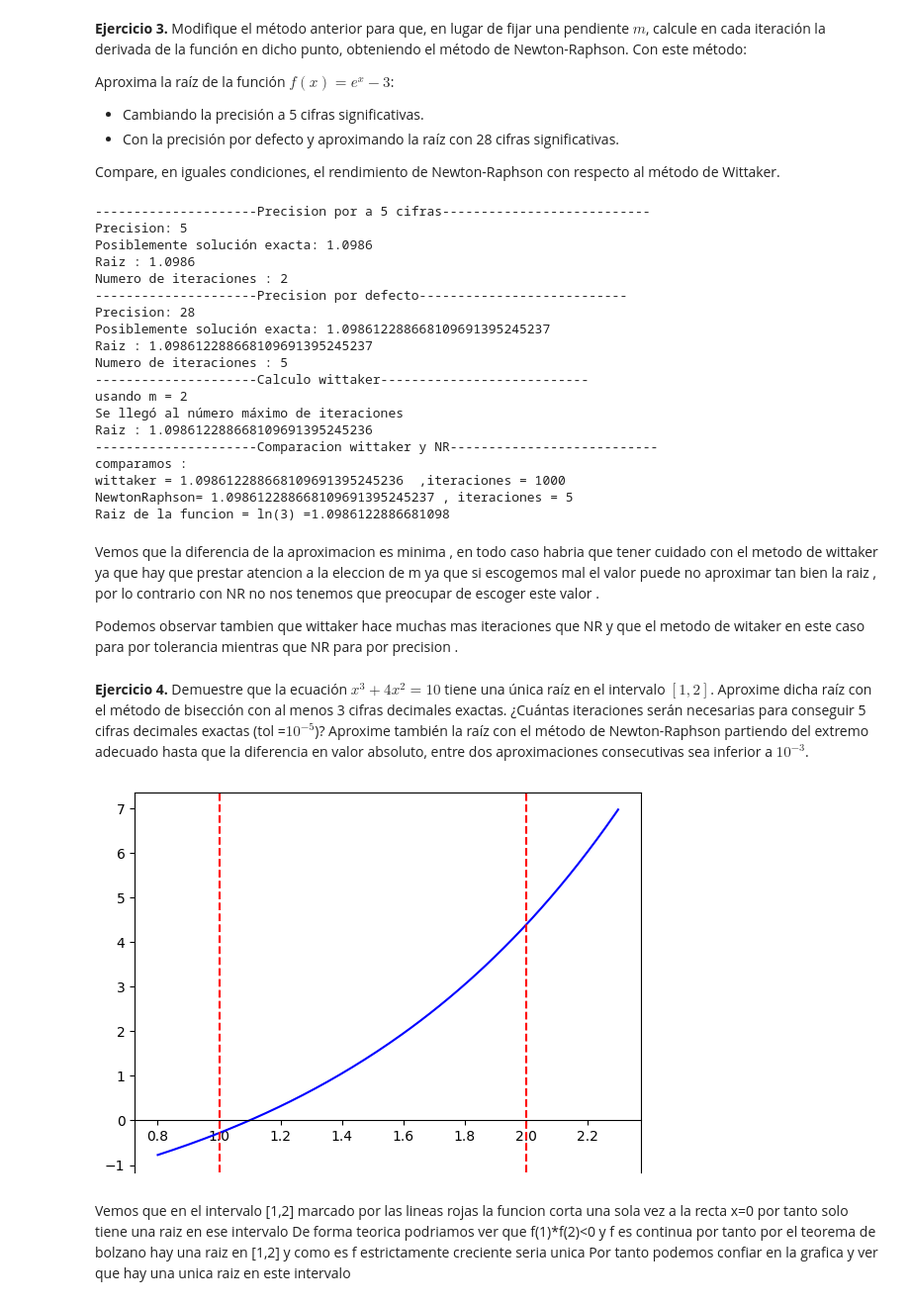
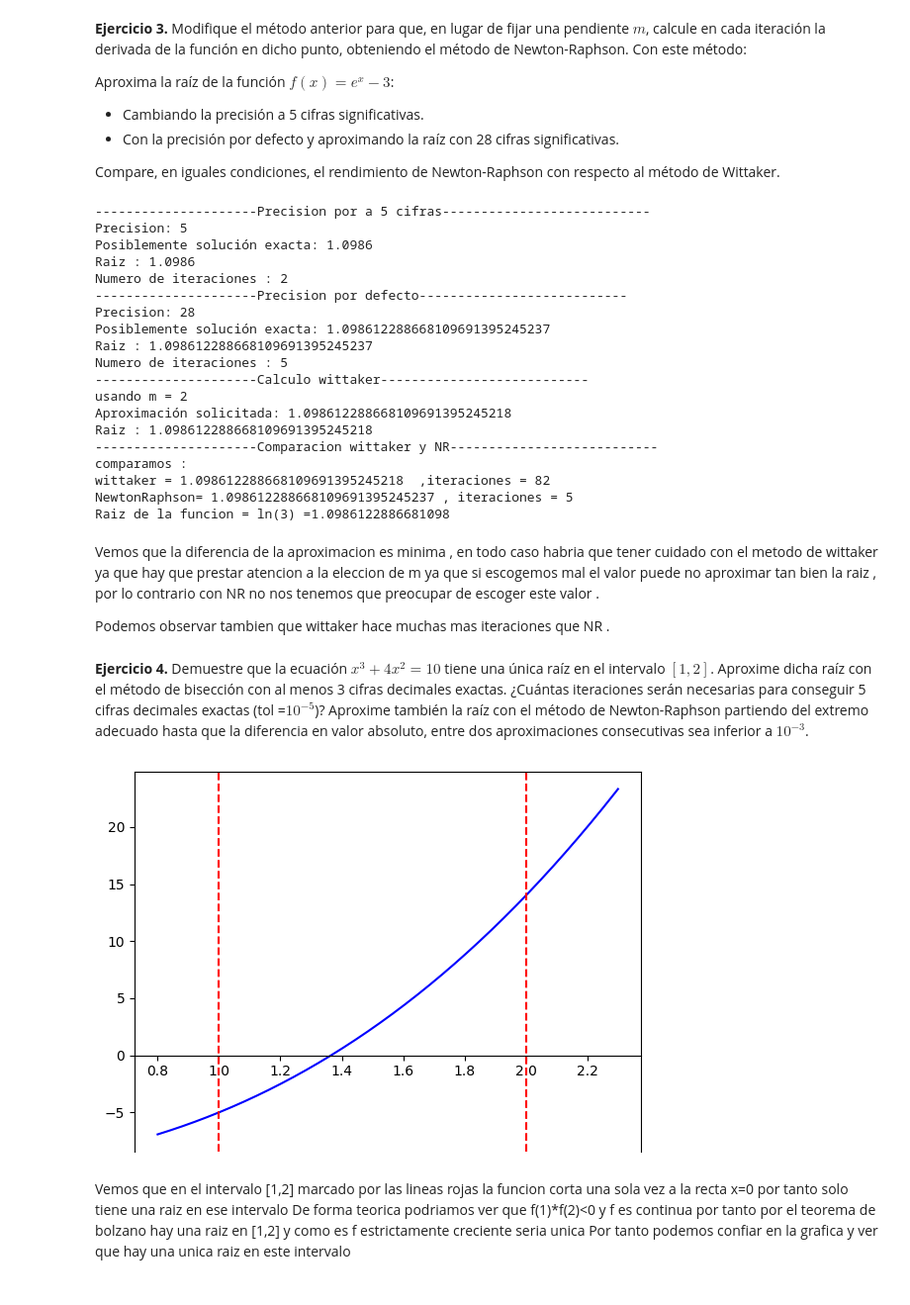
Before and after one commit to Pablolinari/UGR, a Jupyter notebook: 2/MN/P1_solucion.ipynb, the cells around one changed output. Shown at 99% size. Drawn from its saved outputs; the diff is of its cells as text; code cells hidden in the pictures.

```diff
--- a/2/MN/P1_solucion.ipynb
+++ b/2/MN/P1_solucion.ipynb
@@ -10,8 +10,8 @@ import sympy as sp
 default_prec= getcontext().prec
 
 # tolerancia , precision e iteraciones por defecto
-tol =10**(-28)
-prec=10**(-28)
+tol =10**(-25)
+prec=10**(-25)
 nmax=1000
 default_prec
 # %% [output]
@@ -223,9 +223,7 @@ print(f"Raiz : {raiz}")
 print(f"Numero de iteraciones : {iter}")
 
 print("---------------------Calculo wittaker---------------------------")
-#elijo un m pequenio
 m=Decimal(2)
-
 print(f"usando m = {m}")
 raizwit ,iterw ,salida =wittaker(f,x0,m)
 print(f"Raiz : {raizwit}")
@@ -247,24 +245,24 @@ Raiz : 1.098612288668109691395245237
 Numero de iteraciones : 5
 ---------------------Calculo wittaker---------------------------
 usando m = 2
-Se llegó al número máximo de iteraciones
-Raiz : 1.098612288668109691395245236
+Aproximación solicitada: 1.098612288668109691395245218
+Raiz : 1.098612288668109691395245218
 ---------------------Comparacion wittaker y NR---------------------------
 comparamos :
-wittaker = 1.098612288668109691395245236  ,iteraciones = 1000
+wittaker = 1.098612288668109691395245218  ,iteraciones = 82
 NewtonRaphson= 1.098612288668109691395245237 , iteraciones = 5
 Raiz de la funcion = ln(3) =1.0986122886681098
 # %% [markdown]
 Vemos que la diferencia  de la aproximacion es minima , en todo caso habria que tener cuidado con el metodo de wittaker ya que hay que prestar atencion a la eleccion de m ya que si escogemos mal el valor puede no aproximar tan bien la raiz , por lo contrario con NR no nos tenemos que preocupar de escoger este valor .
 
-Podemos observar tambien que wittaker hace muchas mas iteraciones que NR y que el metodo de witaker en este caso para por tolerancia mientras que NR para por precision .
+Podemos observar tambien que wittaker hace muchas mas iteraciones que NR .
 # %% [markdown]
 **Ejercicio 4.** Demuestre que la ecuación  $x^3+4 x^2=10  $  tiene una única raíz en el intervalo $[1,2]$.  Aproxime dicha raíz con el método de bisección con al menos 3 cifras decimales exactas. ¿Cuántas iteraciones serán necesarias para conseguir 5 cifras decimales exactas (tol =$10^{-5}$)?  Aproxime también la raíz con el método de Newton-Raphson partiendo del extremo adecuado hasta que la diferencia en valor absoluto, entre dos aproximaciones consecutivas sea  inferior a  $10^{-3}$.
 # %%
 def f1(x):
     return x**3 +4*(x**2) -10
 def df1(x):
-    return 3*(x**2) +4*(x**2) -10
+    return 3*(x**2) + 8*x
 
 def biseccion(f, a, b, nmax=nmax, prec=prec, tol=tol):
 
@@ -278,35 +276,35 @@ def biseccion(f, a, b, nmax=nmax, prec=prec, tol=tol):
             exit = 'precision'
             cont = False
         elif sign(f(a)) != sign(f(c)):
             b = c
         else:
             a = c
 
         if abs(b - a) < tol:
             exit = 'tolerancia'
             cont = False
 
     if exit == 'precision':
         print(f'Posiblemente solución exacta: {c}')
     elif exit == 'tolerancia':
         print(f'Aproximación solicitada: {c}')
     else:
         print('Se llegó al número máximo de iteraciones')
     return c, niter, exit
 
 x = np.linspace(0.8, 2.3, 150) ## genero puntos para la funcion , los tomo con un margen para poder verlo bien el grafico
-y = f(x)
+y = f1(x)
 
 fig = plt.figure()
 ax = fig.add_axes([0.1, 0.1, 0.8, 0.8])
 ax.spines['bottom'].set_position('zero')
 ax.plot(x, y, 'b')
 
 ax.axvline(x=1, color='r', linestyle='--')
 ax.axvline(x=2, color='r', linestyle='--')
 plt.show()
 # %% [output]
-[figure, old version]
+[figure, new version]
 # %% [markdown]
  Vemos que en el intervalo [1,2] marcado por las lineas rojas la funcion corta una sola vez a la recta x=0 por tanto solo tiene una raiz en ese intervalo
  De forma teorica podriamos ver que f(1)*f(2)<0 y f es continua por tanto por el teorema  de bolzano hay una raiz en [1,2] y como es f estrictamente creciente seria unica
```
Also changed, not shown: parts of 12 cells of this notebook, 1 other file.
